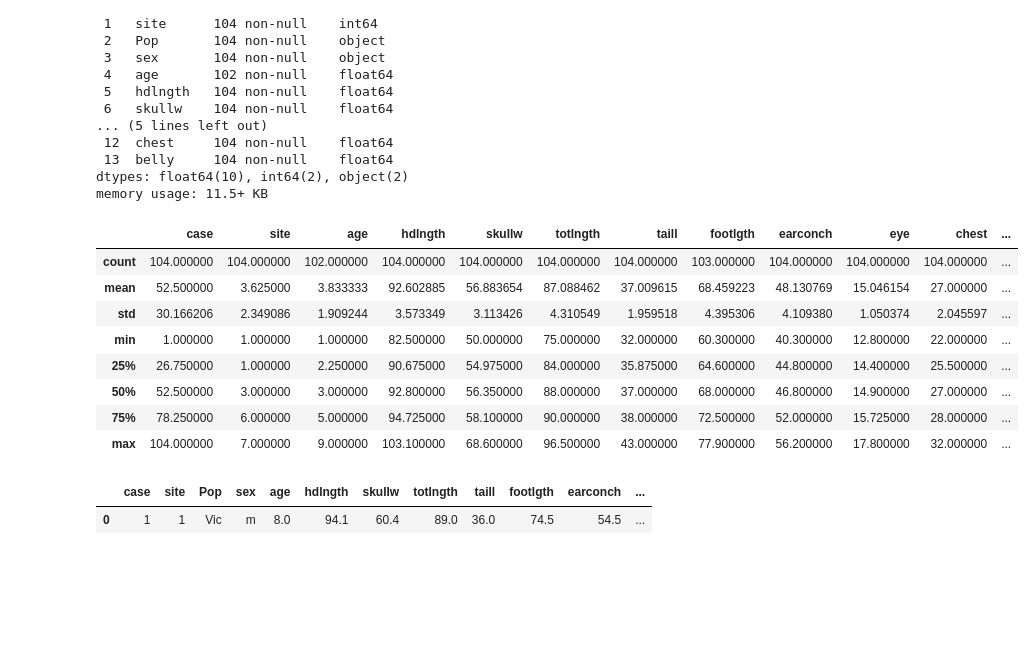
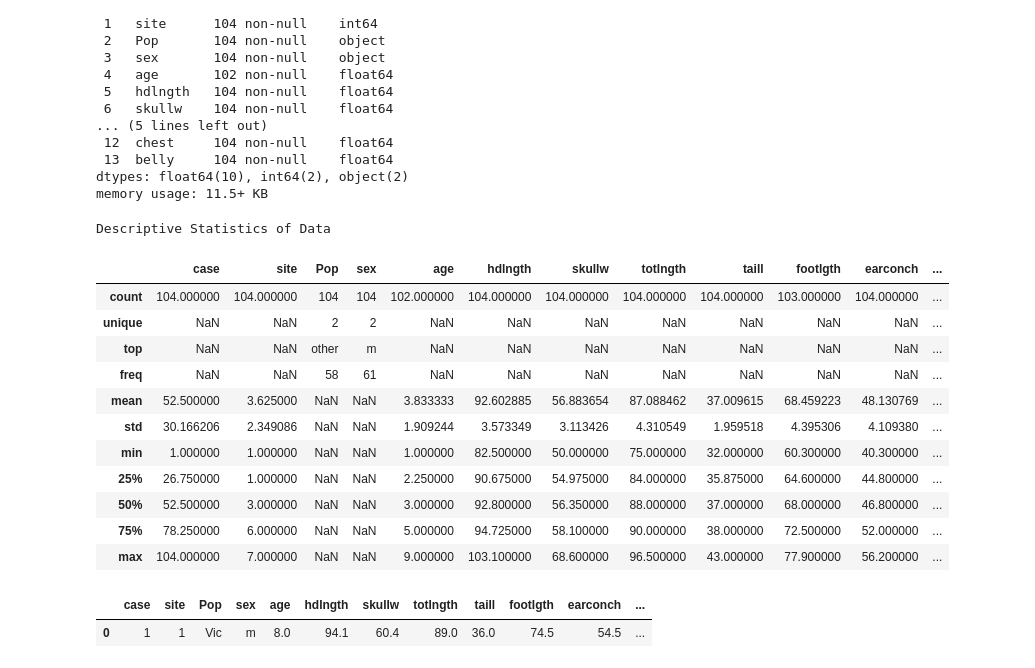
Before and after one commit to Osisami00/AI_Engr, a Jupyter notebook: My_Task/week_8/task18.ipynb, the cells around one changed output. Saved outputs shown, nothing was run; the diff lists cells and outputs as text; code cells hidden in the pictures; blank space fills up the shorter version.

```diff
--- a/My_Task/week_8/task18.ipynb
+++ b/My_Task/week_8/task18.ipynb
@@ -34,14 +36,20 @@ Data columns (total 14 columns):
 dtypes: float64(10), int64(2), object(2)
 memory usage: 11.5+ KB
 # %%
-possums.describe()
+# Descriptive Statistic of the Data
+print("Descriptive Statistics of Data")
+possums.describe(include='all')
 # %% [output]
+Descriptive Statistics of Data
-|  | case | site | age | hdlngth | skullw | totlngth | taill | footlgth | earconch | eye | chest | ... |
-| count | 104.000000 | 104.000000 | 102.000000 | 104.000000 | 104.000000 | 104.000000 | 104.000000 | 103.000000 | 104.000000 | 104.000000 | 104.000000 | ... |
-| mean | 52.500000 | 3.625000 | 3.833333 | 92.602885 | 56.883654 | 87.088462 | 37.009615 | 68.459223 | 48.130769 | 15.046154 | 27.000000 | ... |
-| std | 30.166206 | 2.349086 | 1.909244 | 3.573349 | 3.113426 | 4.310549 | 1.959518 | 4.395306 | 4.109380 | 1.050374 | 2.045597 | ... |
-| min | 1.000000 | 1.000000 | 1.000000 | 82.500000 | 50.000000 | 75.000000 | 32.000000 | 60.300000 | 40.300000 | 12.800000 | 22.000000 | ... |
-| 25% | 26.750000 | 1.000000 | 2.250000 | 90.675000 | 54.975000 | 84.000000 | 35.875000 | 64.600000 | 44.800000 | 14.400000 | 25.500000 | ... |
-| 50% | 52.500000 | 3.000000 | 3.000000 | 92.800000 | 56.350000 | 88.000000 | 37.000000 | 68.000000 | 46.800000 | 14.900000 | 27.000000 | ... |
-| 75% | 78.250000 | 6.000000 | 5.000000 | 94.725000 | 58.100000 | 90.000000 | 38.000000 | 72.500000 | 52.000000 | 15.725000 | 28.000000 | ... |
-| max | 104.000000 | 7.000000 | 9.000000 | 103.100000 | 68.600000 | 96.500000 | 43.000000 | 77.900000 | 56.200000 | 17.800000 | 32.000000 | ... |
+|  | case | site | Pop | sex | age | hdlngth | skullw | totlngth | taill | footlgth | earconch | ... |
+| count | 104.000000 | 104.000000 | 104 | 104 | 102.000000 | 104.000000 | 104.000000 | 104.000000 | 104.000000 | 103.000000 | 104.000000 | ... |
+| unique | NaN | NaN | 2 | 2 | NaN | NaN | NaN | NaN | NaN | NaN | NaN | ... |
+| top | NaN | NaN | other | m | NaN | NaN | NaN | NaN | NaN | NaN | NaN | ... |
+| freq | NaN | NaN | 58 | 61 | NaN | NaN | NaN | NaN | NaN | NaN | NaN | ... |
+| mean | 52.500000 | 3.625000 | NaN | NaN | 3.833333 | 92.602885 | 56.883654 | 87.088462 | 37.009615 | 68.459223 | 48.130769 | ... |
+| std | 30.166206 | 2.349086 | NaN | NaN | 1.909244 | 3.573349 | 3.113426 | 4.310549 | 1.959518 | 4.395306 | 4.109380 | ... |
+| min | 1.000000 | 1.000000 | NaN | NaN | 1.000000 | 82.500000 | 50.000000 | 75.000000 | 32.000000 | 60.300000 | 40.300000 | ... |
+| 25% | 26.750000 | 1.000000 | NaN | NaN | 2.250000 | 90.675000 | 54.975000 | 84.000000 | 35.875000 | 64.600000 | 44.800000 | ... |
+| 50% | 52.500000 | 3.000000 | NaN | NaN | 3.000000 | 92.800000 | 56.350000 | 88.000000 | 37.000000 | 68.000000 | 46.800000 | ... |
+| 75% | 78.250000 | 6.000000 | NaN | NaN | 5.000000 | 94.725000 | 58.100000 | 90.000000 | 38.000000 | 72.500000 | 52.000000 | ... |
+| max | 104.000000 | 7.000000 | NaN | NaN | 9.000000 | 103.100000 | 68.600000 | 96.500000 | 43.000000 | 77.900000 | 56.200000 | ... |
```
Also changed, not shown: parts of 5 cells of this notebook, 1 other file.
